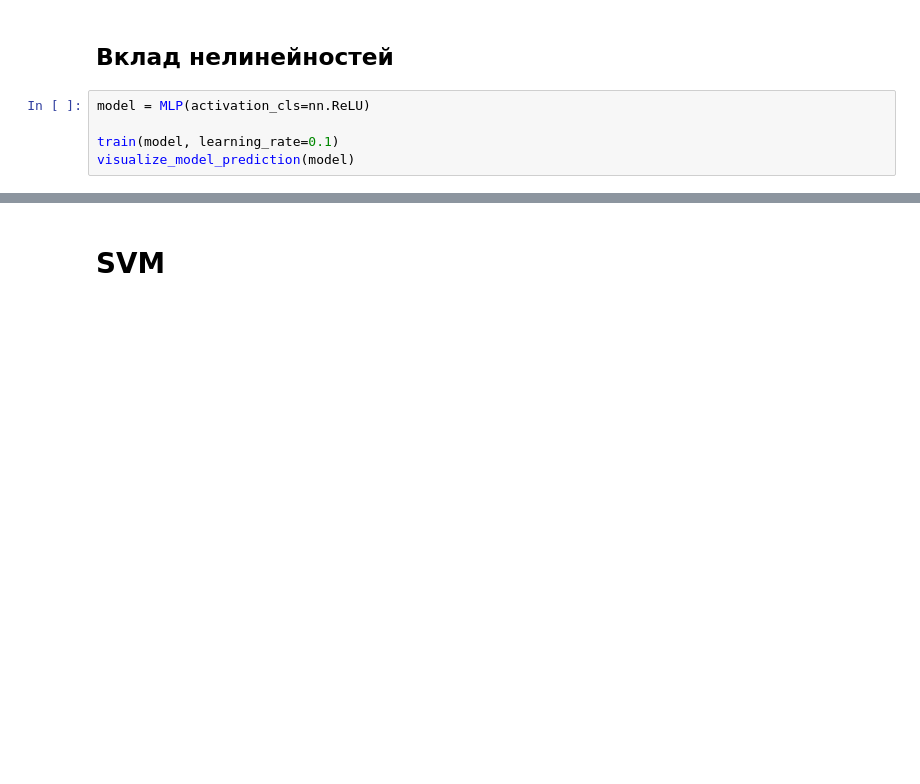
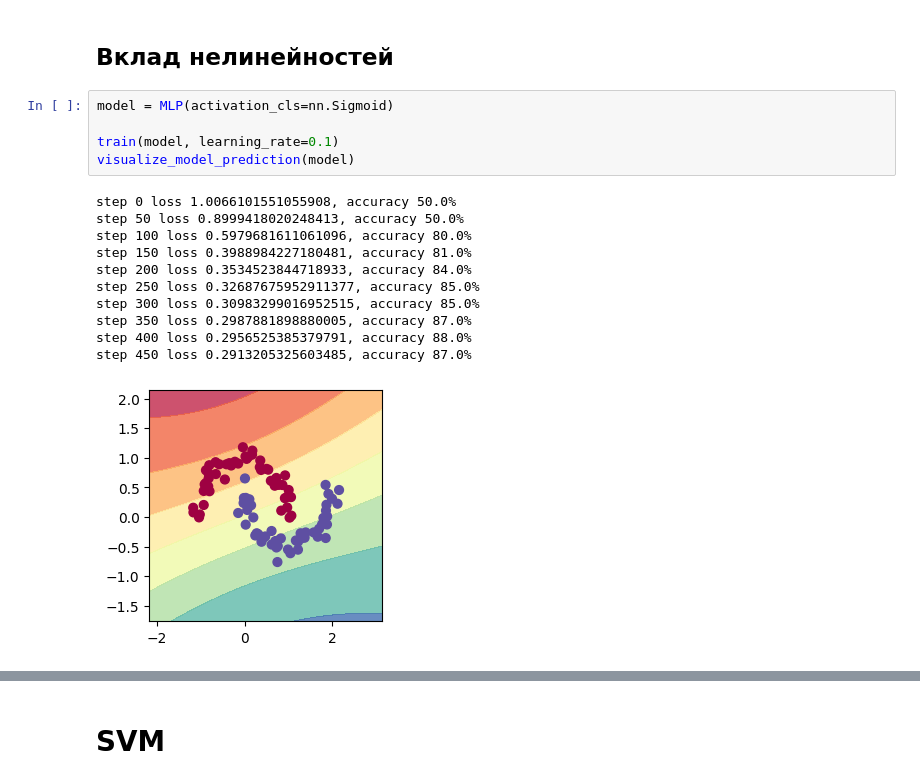
Before and after one commit to fintech-dl-hse/course, a Jupyter notebook: seminars/01_seminar_mlp_autograd.ipynb, the cells around one changed output, grey strips where cells are left out. Drawn from its saved outputs; the diff is of its cells as text; blank space fills up the shorter version.

```diff
--- a/seminars/01_seminar_mlp_autograd.ipynb
+++ b/seminars/01_seminar_mlp_autograd.ipynb
@@ -289,10 +398,22 @@ visualize_model_prediction(model)
 # %% [markdown]
 ## Вклад нелинейностей
 # %%
-model = MLP(activation_cls=nn.ReLU)
+model = MLP(activation_cls=nn.Sigmoid)
 
 train(model, learning_rate=0.1)
 visualize_model_prediction(model)
+# %% [output]
+step 0 loss 1.0066101551055908, accuracy 50.0%
+step 50 loss 0.8999418020248413, accuracy 50.0%
+step 100 loss 0.5979681611061096, accuracy 80.0%
+step 150 loss 0.3988984227180481, accuracy 81.0%
+step 200 loss 0.3534523844718933, accuracy 84.0%
+step 250 loss 0.32687675952911377, accuracy 85.0%
+step 300 loss 0.30983299016952515, accuracy 85.0%
+step 350 loss 0.2987881898880005, accuracy 87.0%
+step 400 loss 0.2956525385379791, accuracy 88.0%
+step 450 loss 0.2913205325603485, accuracy 87.0%
+[figure, added]
 # %%
 # nn.Identity(x) == x
 model = MLP(activation_cls=nn.Identity)
```
Also changed, not shown: parts of 30 cells of this notebook, 2 other files.
